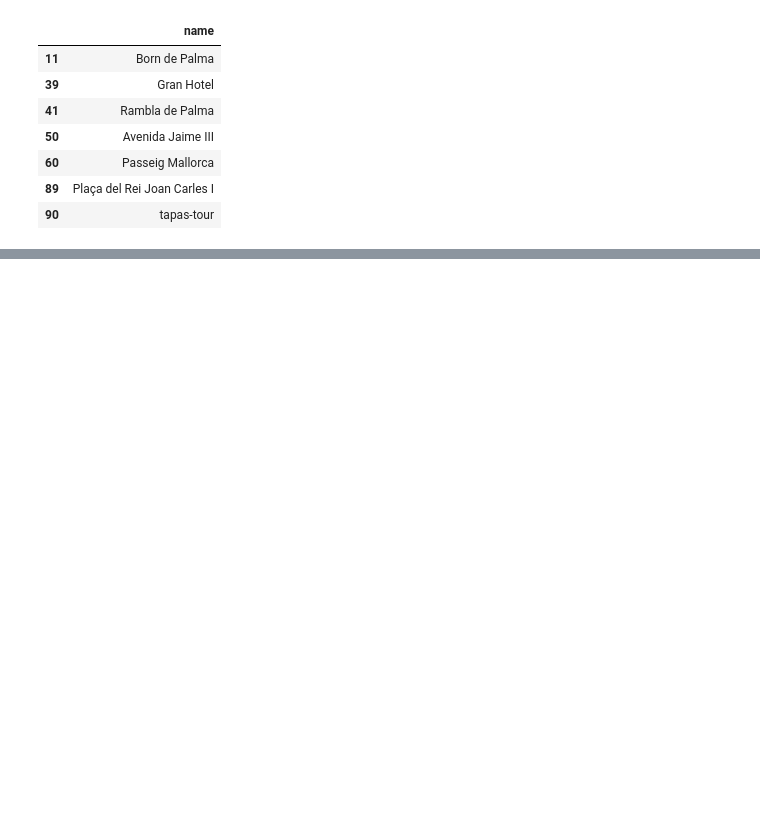
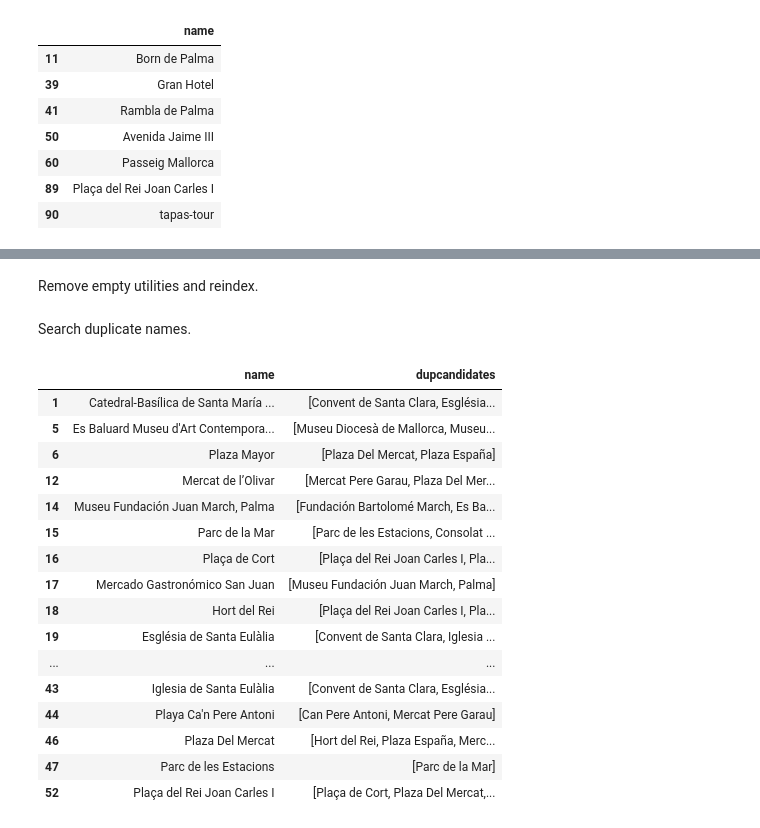
Before and after one commit to mariadelmarbibiloni/cruiseshiptourism, a Jupyter notebook: examples/topsightspalma_model.ipynb, the cells around one changed output, grey strips where cells are left out. Cells and saved outputs as stored; diff of their text form; code cells hidden in the pictures; blank space fills up the shorter version.

Commit message:
get duplicate places

```diff
--- a/examples/topsightspalma_model.ipynb
+++ b/examples/topsightspalma_model.ipynb
@@ -245,0 +247,57 @@ emptyutility
+# %%
+euidx = emptyutility.index.tolist()
+topsightspalma.loc[euidx, ["utility"]] = [0]*len(euidx)
+# %% [markdown]
+Remove empty utilities and reindex.
+# %%
+topsightspalma = topsightspalma.dropna(subset=["utility"])\
+                               .reset_index(drop=True)
+# %% [markdown]
+Search duplicate names.
+# %%
+def get_duplicates(row, alltopnames, stpwords):
+    alltopnames_ = [' '.join([w for w in unidecode.unidecode(name.lower()).split()
+                              if len(w)>=3 and w not in stpwords]
+                            ) for name in alltopnames]
+    liketopnames = []
+    lrow = unidecode.unidecode(row.lower())
+    for name in lrow.split():
+        name = ' '.join([w for w in name.split() if len(w)>=3])
+        boollist = [name in unidecode.unidecode(str_.lower()).split() for str_ in alltopnames_]
+        ls = [x for x,y in zip(alltopnames, boollist) if y==True]
+        if ls: liketopnames.append(ls)
+    if liketopnames:
+        ll = list(set(sum(liketopnames, [])))
+        if row in ll:
+            ll.remove(row)
+        return ll
+    else:
+        return None
+# %%
+alltopnames = topsightspalma["name"].tolist()
+stpwords = ["can", "ca'n", "mallorca", "palma"]
+
+duplicates = topsightspalma[["name"]].copy()
+duplicates["dupcandidates"]=[None]*duplicates["name"].count()
+
+duplicates["dupcandidates"] = duplicates.apply(lambda row: get_duplicates(row["name"], alltopnames, stpwords), axis=1)
+# %%
+duplicates[duplicates["dupcandidates"].str.len() != 0 ]
+# %% [output]
+|  | name | dupcandidates |
+| 1 | Catedral-Basílica de Santa María ... | [Convent de Santa Clara, Església... |
+| 5 | Es Baluard Museu d'Art Contempora... | [Museu Diocesà de Mallorca, Museu... |
+| 6 | Plaza Mayor | [Plaza Del Mercat, Plaza España] |
+| 12 | Mercat de l’Olivar | [Mercat Pere Garau, Plaza Del Mer... |
+| 14 | Museu Fundación Juan March, Palma | [Fundación Bartolomé March, Es Ba... |
+| 15 | Parc de la Mar | [Parc de les Estacions, Consolat ... |
+| 16 | Plaça de Cort | [Plaça del Rei Joan Carles I, Pla... |
+| 17 | Mercado Gastronómico San Juan | [Museu Fundación Juan March, Palma] |
+| 18 | Hort del Rei | [Plaça del Rei Joan Carles I, Pla... |
+| 19 | Església de Santa Eulàlia | [Convent de Santa Clara, Iglesia ... |
+| ... | ... | ... |
+| 43 | Iglesia de Santa Eulàlia | [Convent de Santa Clara, Església... |
+| 44 | Playa Ca'n Pere Antoni | [Can Pere Antoni, Mercat Pere Garau] |
+| 46 | Plaza Del Mercat | [Hort del Rei, Plaza España, Merc... |
+| 47 | Parc de les Estacions | [Parc de la Mar] |
+| 52 | Plaça del Rei Joan Carles I | [Plaça de Cort, Plaza Del Mercat,... |
```
Also changed, not shown: parts of 8 cells of this notebook.
